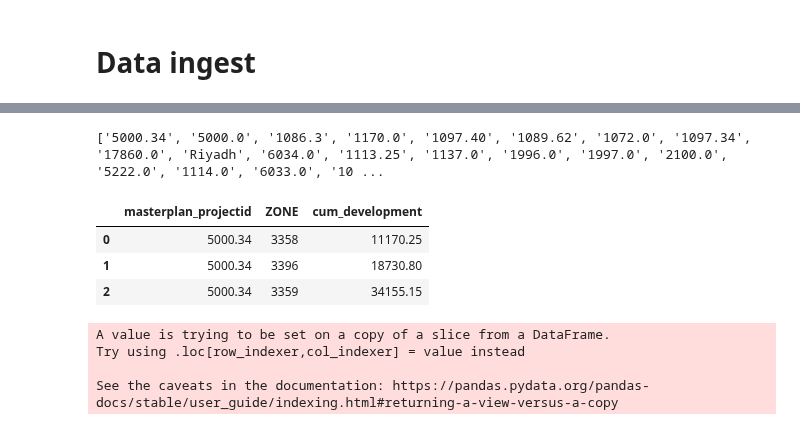
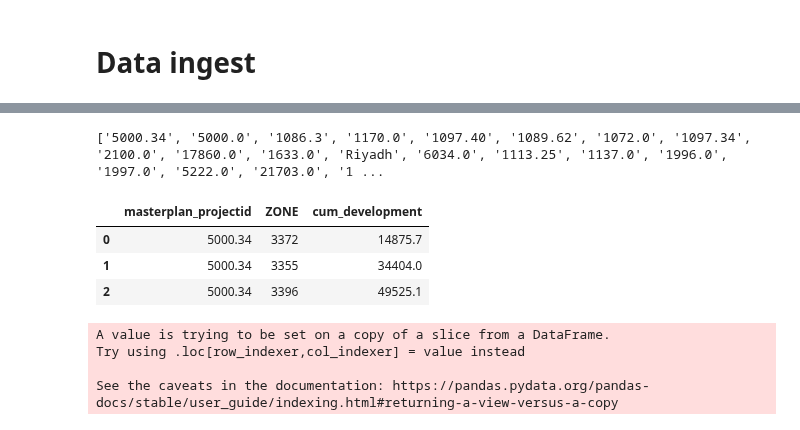
Before and after one commit to BuroHappoldLegacySoup/PlanCapitalLandModel, a Jupyter notebook: MP to TAZ Pipeline.ipynb, the cells around one changed output, grey strips where cells are left out. Drawn from its saved outputs; the diff is of its cells as text; code cells hidden in the pictures.

```diff
--- a/MP to TAZ Pipeline.ipynb
+++ b/MP to TAZ Pipeline.ipynb
@@ -97,7 +104,7 @@ See the caveats in the documentation: https://pandas.pydata.org/pandas-docs/stab
 # %%
 # Creating a dataframe that identifies available capacity for development in each TA|
 
-taz_available_capacity = zone_taz_delta[['ZONE','masterplan_projectid','2022_Ex_GFA','max_capacity','landmodel_component_rank_sum_rank']]
+taz_available_capacity = zone_taz_delta[['ZONE','masterplan_projectid','2022_Ex_GFA','max_capacity','score_component_rank_sum_rank']]
 taz_available_capacity = taz_available_capacity[~taz_available_capacity['masterplan_projectid'].isna()]
 taz_available_capacity['available_capacity'] = taz_available_capacity['max_capacity'] - taz_available_capacity['2022_Ex_GFA']
 taz_available_capacity.head(2)
@@ -132,34 +139,34 @@ mp_available_capacity_list = taz_available_capacity[['masterplan_projectid']].dr
 mp_available_capacity_list = mp_available_capacity_list['masterplan_projectid'].tolist()
 print(mp_available_capacity_list)
 # %% [output]
-['5000.34', '5000.0', '1086.3', '1170.0', '1097.40', '1089.62', '1072.0', '1097.34', '17860.0', 'Riyadh', '6034.0', '1113.25', '1137.0', '1996.0', '1997.0', '2100.0', '5222.0', '1114.0', '6033.0', '10 ...
+['5000.34', '5000.0', '1086.3', '1170.0', '1097.40', '1089.62', '1072.0', '1097.34', '2100.0', '17860.0', '1633.0', 'Riyadh', '6034.0', '1113.25', '1137.0', '1996.0', '1997.0', '5222.0', '21703.0', '1 ...
 # %%
 # Creating function for creating dataframes with the cumulative capacity across TAZs in an MP and then ordering them based on the TAZ's scores
 
 def cumulative_capacity_function(mp_list):
 
     df_list = []
 
     for mp in mp_list:
 
-        df = taz_available_capacity[taz_available_capacity['masterplan_projectid'] == mp].sort_values(by=['landmodel_component_rank_sum_rank'],ascending = False).reset_index(drop = True)
+        df = taz_available_capacity[taz_available_capacity['masterplan_projectid'] == mp].sort_values(by=['score_component_rank_sum_rank'],ascending = False).reset_index(drop = True)
         df['cum_development'] = df['available_capacity'].cumsum()
         df = df[['masterplan_projectid','ZONE','cum_development']].reset_index(drop =True)
         df_list.append(df)
     # Concatenate all DataFrames in the list along the rows (axis=0)
     result_df = pd.concat(df_list, axis=0)
 
     return result_df
 
 # Running function
 
 taz_cumulative_capacity = cumulative_capacity_function(mp_available_capacity_list)
 taz_cumulative_capacity.head(3)
 # %% [output]
 |  | masterplan_projectid | ZONE | cum_development |
-| 0 | 5000.34 | 3358 | 11170.25 |
-| 1 | 5000.34 | 3396 | 18730.80 |
-| 2 | 5000.34 | 3359 | 34155.15 |
+| 0 | 5000.34 | 3372 | 14875.7 |
+| 1 | 5000.34 | 3355 | 34404.0 |
+| 2 | 5000.34 | 3396 | 49525.1 |
 # %%
 # Creating a dataframe that contains cumulative development by masterplan per year
 
```
Also changed, not shown: parts of 21 cells of this notebook, 1 other file.
